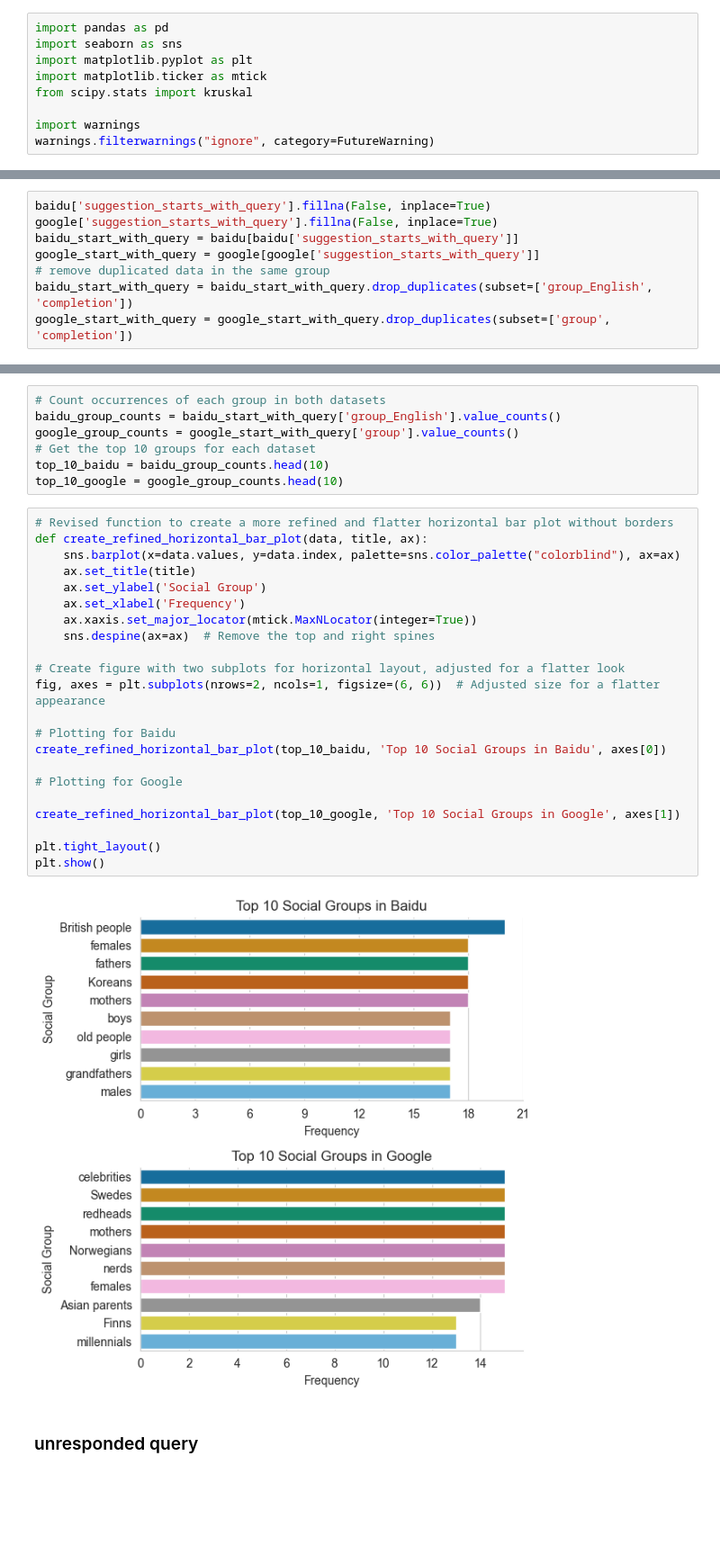
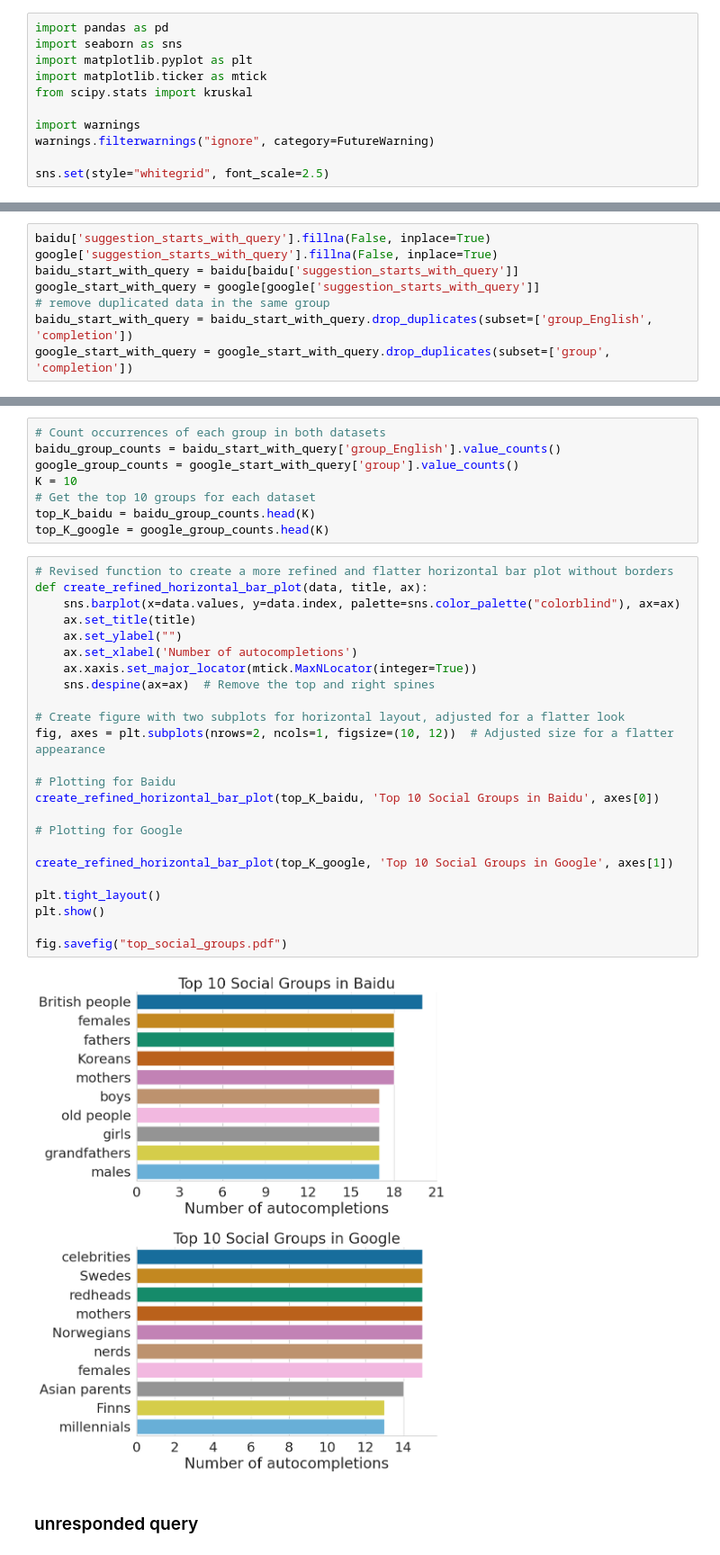
Before and after one commit to leoleepsyche/stereotype_in_baidu_google, a Jupyter notebook: francesco_replication_analysis.ipynb, the cells around one changed output, grey strips where cells are left out. Shown at 90% size. Drawn from its saved outputs; the diff is of its cells as text; blank space fills up the shorter version.

```diff
--- a/francesco_replication_analysis.ipynb
+++ b/francesco_replication_analysis.ipynb
@@ -7,6 +7,8 @@ from scipy.stats import kruskal
 
 import warnings
 warnings.filterwarnings("ignore", category=FutureWarning)
+
+sns.set(style="whitegrid", font_scale=2.5)
 # %% [markdown]
 ### RQ1: What is the amount of search engine moderation on Google vs Baidu?
 
@@ -36,33 +51,36 @@ google_start_with_query = google_start_with_query.drop_duplicates(subset=['group
 # Count occurrences of each group in both datasets
 baidu_group_counts = baidu_start_with_query['group_English'].value_counts()
 google_group_counts = google_start_with_query['group'].value_counts()
+K = 10
 # Get the top 10 groups for each dataset
-top_10_baidu = baidu_group_counts.head(10)
-top_10_google = google_group_counts.head(10)
+top_K_baidu = baidu_group_counts.head(K)
+top_K_google = google_group_counts.head(K)
 # %%
 # Revised function to create a more refined and flatter horizontal bar plot without borders
 def create_refined_horizontal_bar_plot(data, title, ax):
     sns.barplot(x=data.values, y=data.index, palette=sns.color_palette("colorblind"), ax=ax)
     ax.set_title(title)
-    ax.set_ylabel('Social Group')
-    ax.set_xlabel('Frequency')
+    ax.set_ylabel("")
+    ax.set_xlabel('Number of autocompletions')
     ax.xaxis.set_major_locator(mtick.MaxNLocator(integer=True))
     sns.despine(ax=ax)  # Remove the top and right spines
 
 # Create figure with two subplots for horizontal layout, adjusted for a flatter look
-fig, axes = plt.subplots(nrows=2, ncols=1, figsize=(6, 6))  # Adjusted size for a flatter appearance
+fig, axes = plt.subplots(nrows=2, ncols=1, figsize=(10, 12))  # Adjusted size for a flatter appearance
 
 # Plotting for Baidu
-create_refined_horizontal_bar_plot(top_10_baidu, 'Top 10 Social Groups in Baidu', axes[0])
+create_refined_horizontal_bar_plot(top_K_baidu, 'Top 10 Social Groups in Baidu', axes[0])
 
 # Plotting for Google
 
-create_refined_horizontal_bar_plot(top_10_google, 'Top 10 Social Groups in Google', axes[1])
+create_refined_horizontal_bar_plot(top_K_google, 'Top 10 Social Groups in Google', axes[1])
 
 plt.tight_layout()
 plt.show()
+
+fig.savefig("top_social_groups.pdf")
 # %% [output]
-[figure, old version]
+[figure, new version]
 # %% [markdown]
 ### unresponded query
 # %%
```
Also changed, not shown: parts of 7 cells of this notebook.
